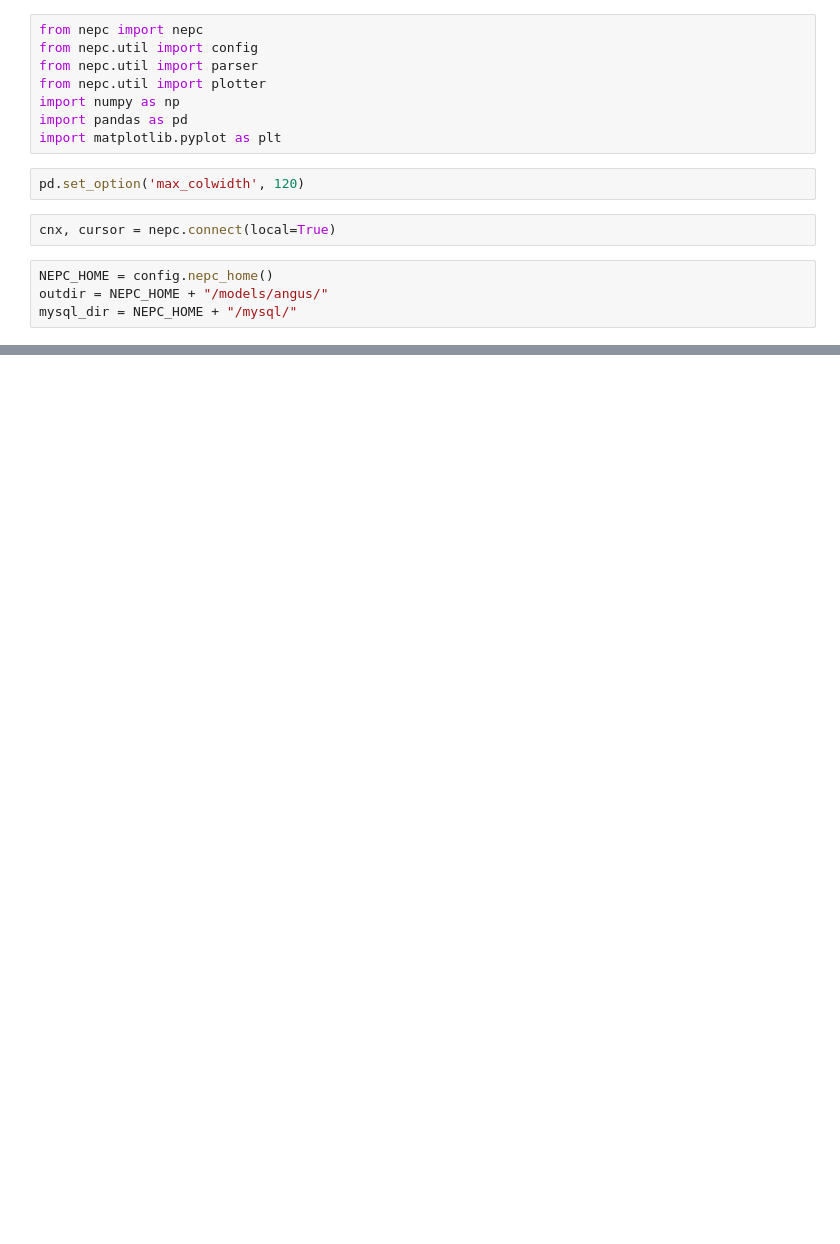
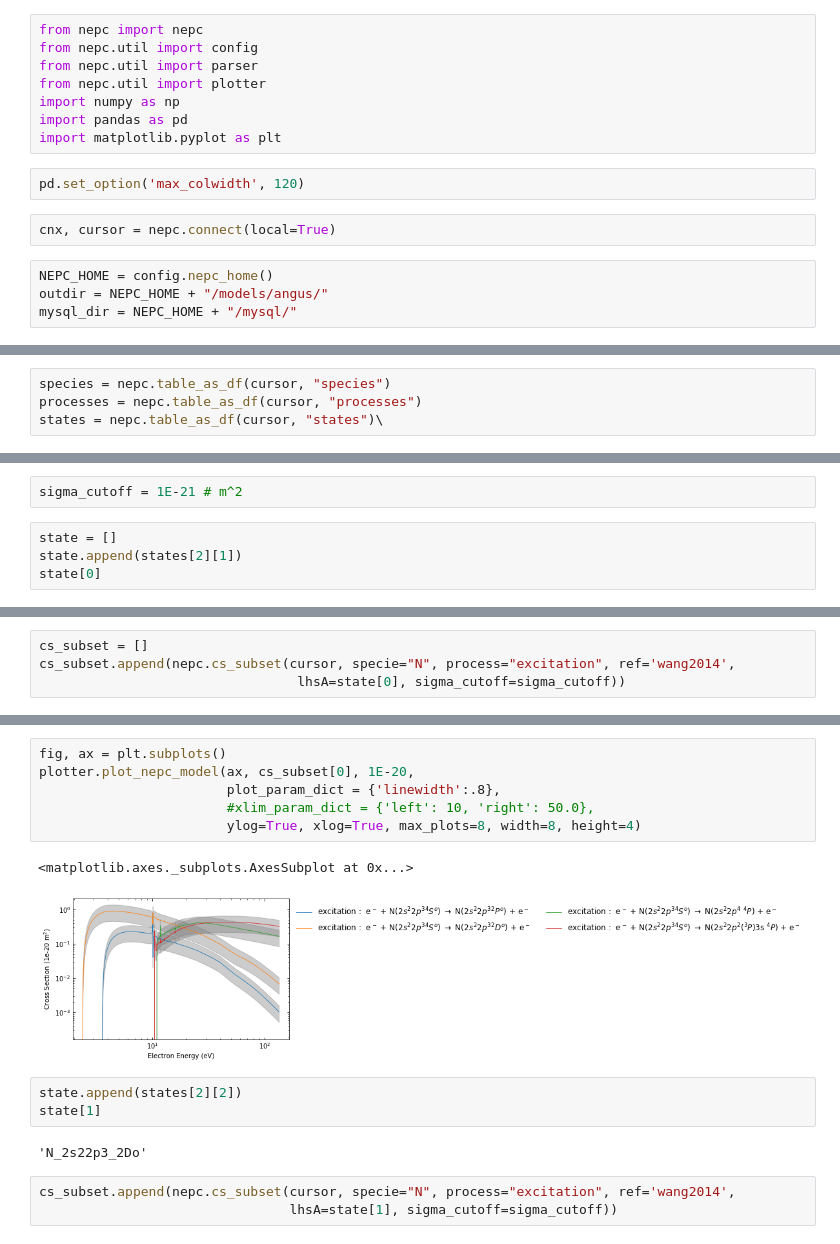
Before and after one commit to USNavalResearchLaboratory/nepc, a Jupyter notebook: models/angus/angus_req_generator.ipynb, the cells around one changed output, grey strips where cells are left out. Cells and saved outputs as stored; diff of their text form; blank space fills up the shorter version.

Commit message:
more work on reqts, angus model reqts, and summary_df

```diff
--- a/models/angus/angus_req_generator.ipynb
+++ b/models/angus/angus_req_generator.ipynb
@@ -152,0 +17,4 @@ plotter.plot_nepc_model(ax, cs_subset, 1E-20,
+# %%
+species = nepc.table_as_df(cursor, "species")
+processes = nepc.table_as_df(cursor, "processes")
+states = nepc.table_as_df(cursor, "states")\
@@ -152,0 +43,6 @@ plotter.plot_nepc_model(ax, cs_subset, 1E-20,
+# %%
+sigma_cutoff = 1E-21 # m^2
+# %%
+state = []
+state.append(states[2][1])
+state[0]
@@ -152,0 +51,4 @@ plotter.plot_nepc_model(ax, cs_subset, 1E-20,
+# %%
+cs_subset = []
+cs_subset.append(nepc.cs_subset(cursor, specie="N", process="excitation", ref='wang2014',
+                                 lhsA=state[0], sigma_cutoff=sigma_cutoff))
@@ -152,0 +63,17 @@ plotter.plot_nepc_model(ax, cs_subset, 1E-20,
+# %%
+fig, ax = plt.subplots()
+plotter.plot_nepc_model(ax, cs_subset[0], 1E-20,
+                        plot_param_dict = {'linewidth':.8},
+                        #xlim_param_dict = {'left': 10, 'right': 50.0},
+                        ylog=True, xlog=True, max_plots=8, width=8, height=4)
+# %% [output]
+<matplotlib.axes._subplots.AxesSubplot at 0x...>
+[figure, added]
+# %%
+state.append(states[2][2])
+state[1]
+# %% [output]
+'N_2s22p3_2Do'
+# %%
+cs_subset.append(nepc.cs_subset(cursor, specie="N", process="excitation", ref='wang2014',
+                                lhsA=state[1], sigma_cutoff=sigma_cutoff))
```
Also changed, not shown: parts of 36 cells of this notebook, 4 other files.
